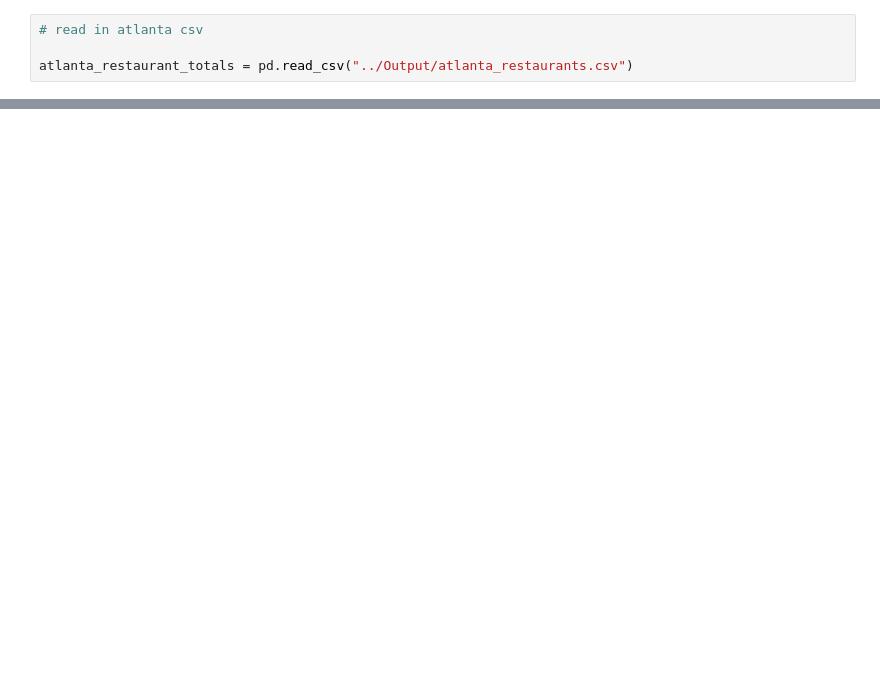
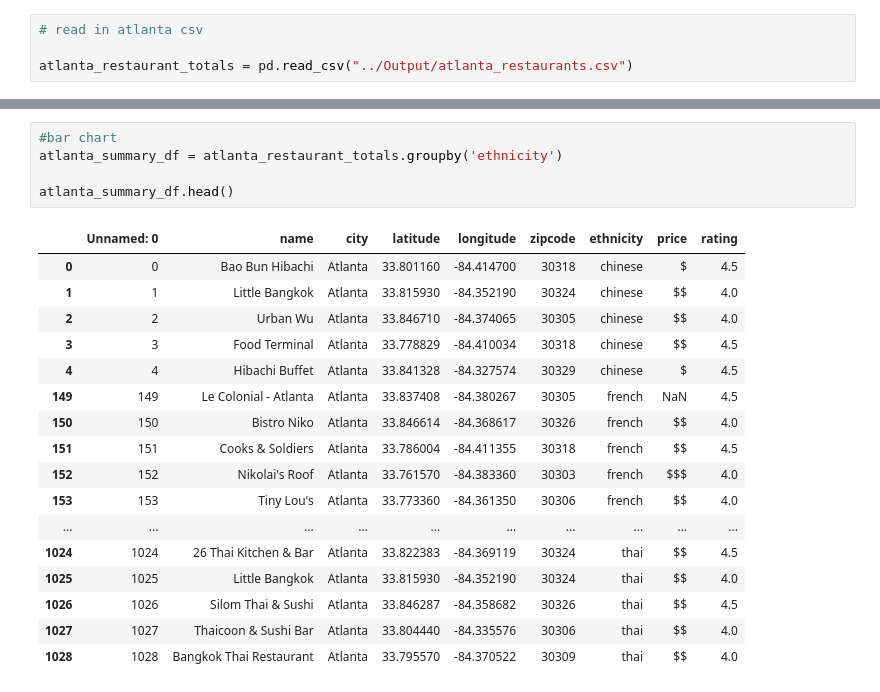
Before and after one commit to DPintacasi/teamcobra_project1, a Jupyter notebook: Scripts/atlanta_analysis.ipynb, the cells around one changed output, grey strips where cells are left out. Drawn from its saved outputs; the diff is of its cells as text; blank space fills up the shorter version.

```diff
--- a/Scripts/atlanta_analysis.ipynb
+++ b/Scripts/atlanta_analysis.ipynb
@@ -37,0 +36,23 @@ atlanta_restaurants.loc[atlanta_restaurants.ethnicity == 'chinese', 'ethnicity']
+# %%
+#bar chart
+atlanta_summary_df = atlanta_restaurant_totals.groupby('ethnicity')
+
+atlanta_summary_df.head()
+# %% [output]
+|  | Unnamed: 0 | name | city | latitude | longitude | zipcode | ethnicity | price | rating |
+| 0 | 0 | Bao Bun Hibachi | Atlanta | 33.801160 | -84.414700 | 30318 | chinese | $ | 4.5 |
+| 1 | 1 | Little Bangkok | Atlanta | 33.815930 | -84.352190 | 30324 | chinese | $$ | 4.0 |
+| 2 | 2 | Urban Wu | Atlanta | 33.846710 | -84.374065 | 30305 | chinese | $$ | 4.0 |
+| 3 | 3 | Food Terminal | Atlanta | 33.778829 | -84.410034 | 30318 | chinese | $$ | 4.5 |
+| 4 | 4 | Hibachi Buffet | Atlanta | 33.841328 | -84.327574 | 30329 | chinese | $ | 4.5 |
+| 149 | 149 | Le Colonial - Atlanta | Atlanta | 33.837408 | -84.380267 | 30305 | french | NaN | 4.5 |
+| 150 | 150 | Bistro Niko | Atlanta | 33.846614 | -84.368617 | 30326 | french | $$ | 4.0 |
+| 151 | 151 | Cooks & Soldiers | Atlanta | 33.786004 | -84.411355 | 30318 | french | $$ | 4.5 |
+| 152 | 152 | Nikolai's Roof | Atlanta | 33.761570 | -84.383360 | 30303 | french | $$$ | 4.0 |
+| 153 | 153 | Tiny Lou's | Atlanta | 33.773360 | -84.361350 | 30306 | french | $$ | 4.0 |
+| ... | ... | ... | ... | ... | ... | ... | ... | ... | ... |
+| 1024 | 1024 | 26 Thai Kitchen & Bar | Atlanta | 33.822383 | -84.369119 | 30324 | thai | $$ | 4.5 |
+| 1025 | 1025 | Little Bangkok | Atlanta | 33.815930 | -84.352190 | 30324 | thai | $$ | 4.0 |
+| 1026 | 1026 | Silom Thai & Sushi | Atlanta | 33.846287 | -84.358682 | 30326 | thai | $$ | 4.5 |
+| 1027 | 1027 | Thaicoon & Sushi Bar | Atlanta | 33.804440 | -84.335576 | 30306 | thai | $$ | 4.0 |
+| 1028 | 1028 | Bangkok Thai Restaurant | Atlanta | 33.795570 | -84.370522 | 30309 | thai | $$ | 4.0 |
```
Also changed, not shown: parts of 8 cells of this notebook, 2 other files.
